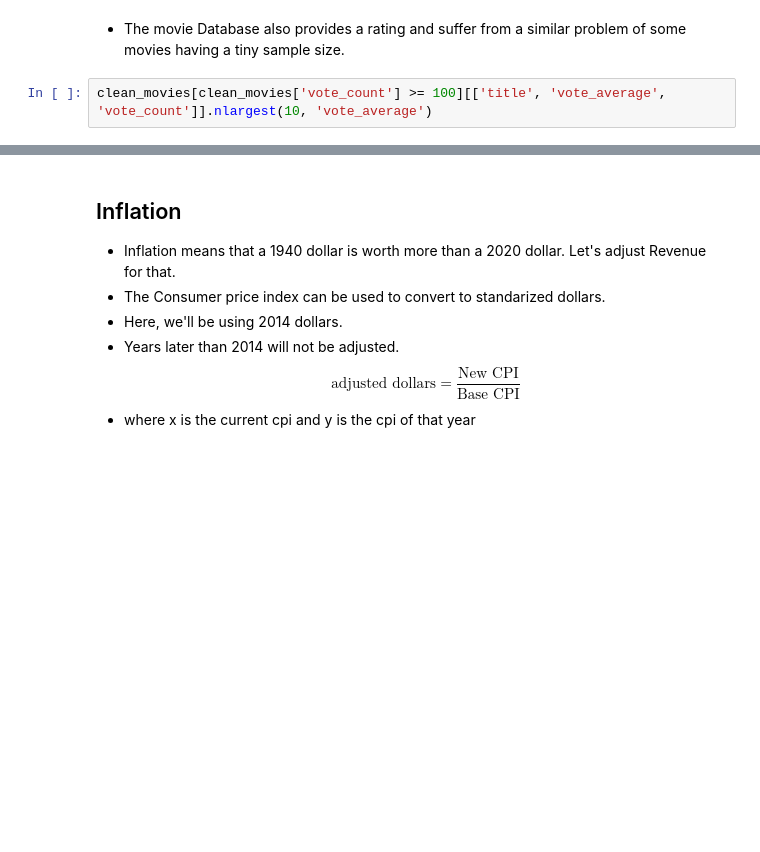
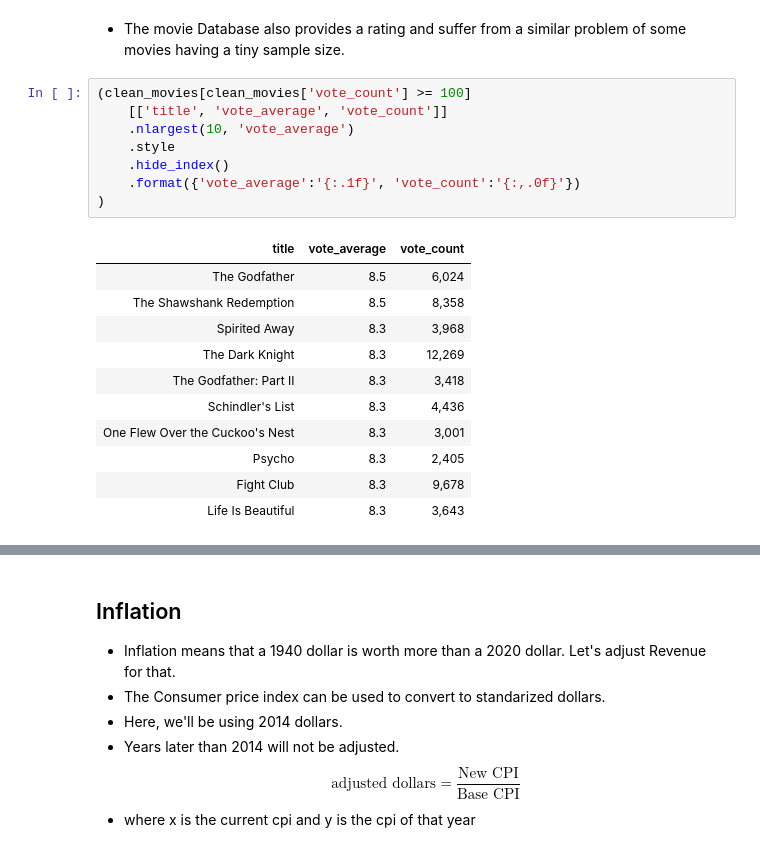
Before and after one commit to ErikSeguinte/movie_data, a Jupyter notebook: processing.ipynb, the cells around one changed output, grey strips where cells are left out. Drawn from its saved outputs; the diff is of its cells as text; blank space fills up the shorter version.

```diff
--- a/processing.ipynb
+++ b/processing.ipynb
@@ -80,6 +129,24 @@ clean_movies[['title', 'rating', 'num_votes']].nlargest(10, 'rating')
 # %% [markdown]
 * The movie Database also provides a rating and suffer from a similar problem of some movies having a tiny sample size.
 # %%
-clean_movies[clean_movies['vote_count'] >= 100][['title', 'vote_average', 'vote_count']].nlargest(10, 'vote_average')
+(clean_movies[clean_movies['vote_count'] >= 100]
+    [['title', 'vote_average', 'vote_count']]
+    .nlargest(10, 'vote_average')
+    .style
+    .hide_index()
+    .format({'vote_average':'{:.1f}', 'vote_count':'{:,.0f}'})
+)
+# %% [output]
+| title | vote_average | vote_count |
+| The Godfather | 8.5 | 6,024 |
+| The Shawshank Redemption | 8.5 | 8,358 |
+| Spirited Away | 8.3 | 3,968 |
+| The Dark Knight | 8.3 | 12,269 |
+| The Godfather: Part II | 8.3 | 3,418 |
+| Schindler's List | 8.3 | 4,436 |
+| One Flew Over the Cuckoo's Nest | 8.3 | 3,001 |
+| Psycho | 8.3 | 2,405 |
+| Fight Club | 8.3 | 9,678 |
+| Life Is Beautiful | 8.3 | 3,643 |
 # %%
 clean_movies[['title', 'revenue']].nlargest(10, 'revenue')
```
Also changed, not shown: parts of 26 cells of this notebook.
